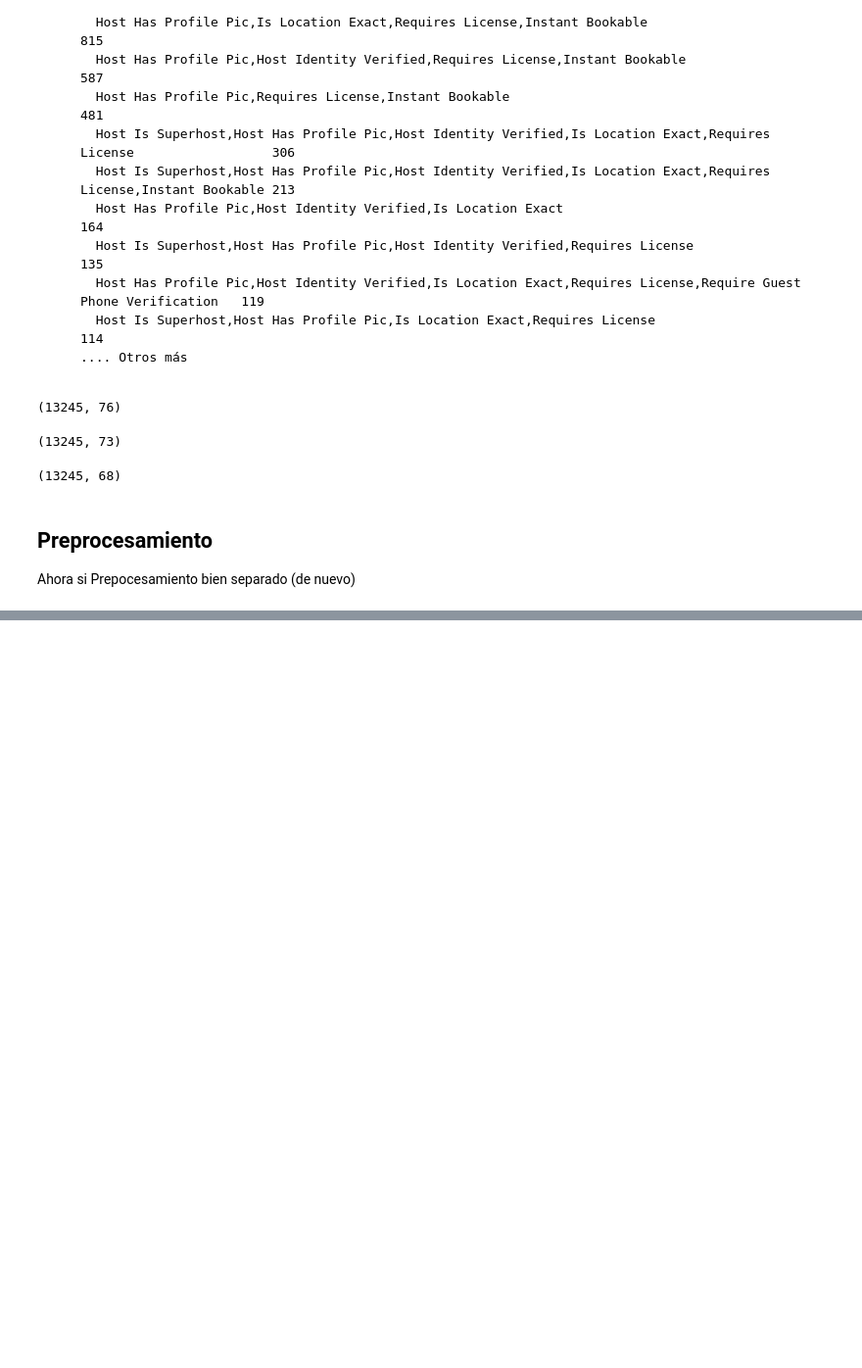
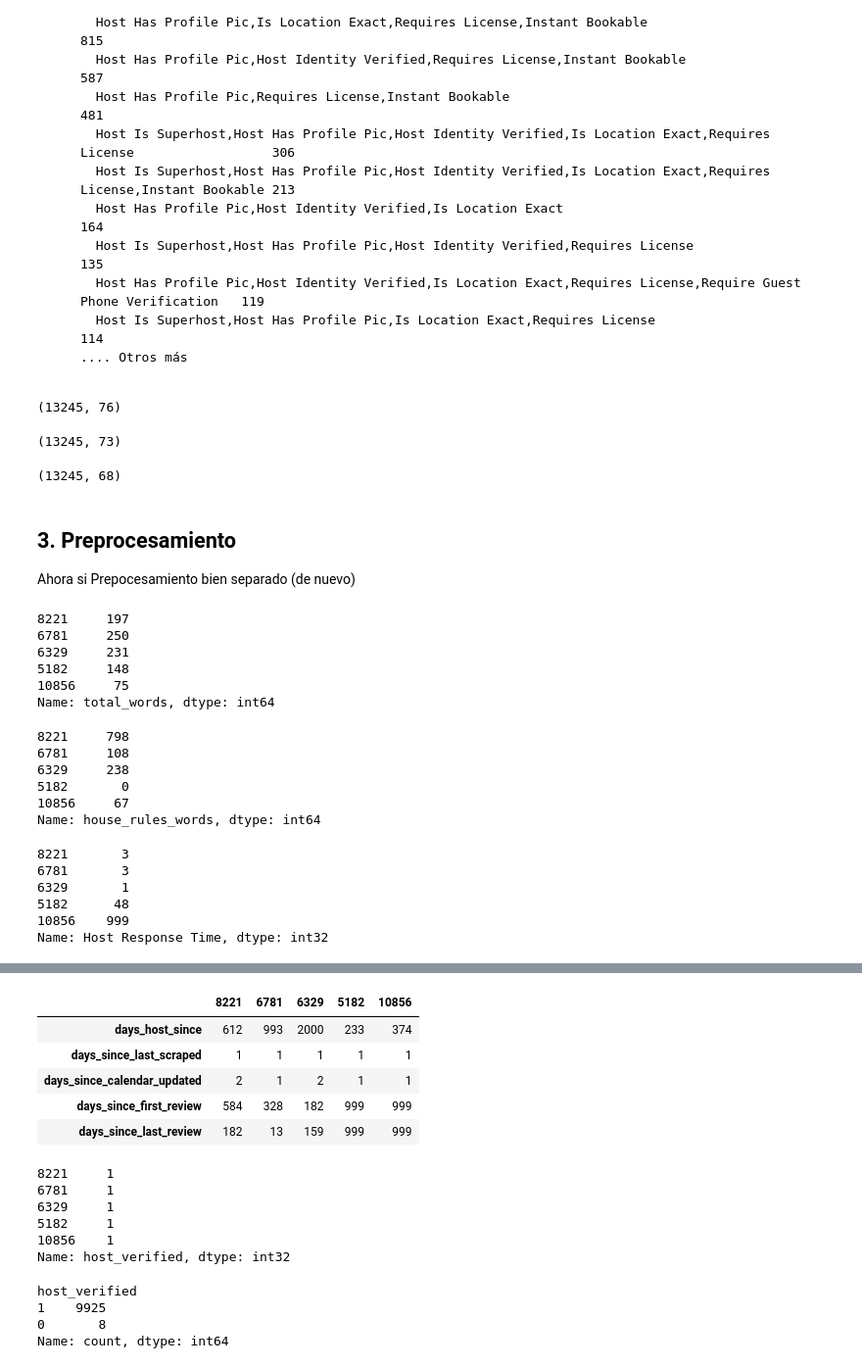
Before and after one commit to Pepe-Padilla/machine-learning-practica, a Jupyter notebook: practica.ipynb, the cells around one changed output, grey strips where cells are left out. Shown: that part at 98% size. Cells and saved outputs as stored; diff of their text form; code cells hidden in the pictures; blank space fills up the shorter version.

```diff
--- a/practica.ipynb
+++ b/practica.ipynb
@@ -658,7 +658,7 @@ datosABNB.shape
 # %% [output]
 (13245, 68)
 # %% [markdown]
-## Preprocesamiento
+## 3. Preprocesamiento
 
 Ahora si Prepocesamiento bien separado (de nuevo)
 # %%
@@ -683,16 +683,36 @@ X_train['total_words'] = X_train[text_cols].apply(lambda x: sum(len(text.split()
 
 # al final quitamos los campos
 X_train.drop(text_cols, axis=1, inplace=True)
+
+# veamos que tal
+X_train['total_words'].head().head().T
+# %% [output]
+8221     197
+6781     250
+6329     231
+5182     148
+10856     75
+Name: total_words, dtype: int64
 # %%
 # Similar al punto anterior podría pensarse que 'Notes', 'Transit', 'Access', 'Interaction', 'House Rules' puedan informar algo. Pero solo lo voy a hacer en House Rules, ¿Podría haber alguna relación entre más reglas más pijo?
 text_cols = ['Notes', 'Transit', 'Access', 'Interaction', 'House Rules']
 X_train['House Rules'] = X_train['House Rules'].fillna("")
 
 # sumamos todo
-X_train['house_rules_words'] = X_train['House Rules'].apply(lambda x: sum(len(text.split()) for text in x), axis=1)
+X_train['house_rules_words'] = X_train['House Rules'].apply( lambda x: sum(len(text.split()) for text in x) )
 
 # al final quitamos los campos
 X_train.drop(text_cols, axis=1, inplace=True)
+
+# veamos como quedó
+X_train['house_rules_words'].head()
+# %% [output]
+8221     798
+6781     108
+6329     238
+5182       0
+10856     67
+Name: house_rules_words, dtype: int64
 # %%
 # 'Host Response Time' Lo intenaré pasar a horas
 # Mapping Dictionary
@@ -705,6 +725,16 @@ response_time_map = {
 
 # Apply Mapping
 X_train['Host Response Time'] = X_train['Host Response Time'].map(response_time_map).fillna(999).astype(int)
+
+# vemos el resultado
+X_train['Host Response Time'].head()
+# %% [output]
+8221       3
+6781       3
+6329       1
+5182      48
+10856    999
+Name: Host Response Time, dtype: int32
 # %%
 # ahora los campos de tipo fecha: "Last scraped", "Host Since", "Calendar last Scraped", "First Review", "Last Review"
 date_cols = ['Last Scraped', 'Host Since', 'Calendar last Scraped', 'First Review', 'Last Review']
@@ -721,6 +751,8 @@ from datetime import timedelta
 
 # Get Maximum Date + 1 Day
 max_date = X_train[date_cols].max().max() + timedelta(days=1)
+
+print(max_date) # para el test
 
 # Pasamos todo a días
 X_train['days_host_since'] = (max_date - X_train['Host Since']).dt.days
@@ -751,3 +783,7 @@ X_train['season'] = X_train['Calendar last Scraped'].dt.month.apply(get_season)
 
 # al final quitamos los campos
 X_train.drop(date_cols, axis=1, inplace=True)
+
+# veamos el resultado
+X_train[time_features].head().T
+# %% [output]
@@ -754,4 +791,31 @@ X_train.drop(date_cols, axis=1, inplace=True)
+|  | 8221 | 6781 | 6329 | 5182 | 10856 |
+| days_host_since | 612 | 993 | 2000 | 233 | 374 |
+| days_since_last_scraped | 1 | 1 | 1 | 1 | 1 |
+| days_since_calendar_updated | 2 | 1 | 2 | 1 | 1 |
+| days_since_first_review | 584 | 328 | 182 | 999 | 999 |
+| days_since_last_review | 182 | 13 | 159 | 999 | 999 |
 # %%
 # 'Host Verifications' - de acuerdo a internet, host verifications, es la forma en que airbnb verifica la autenticidad
 # de los hosts. No creo sacar mucho de los métodos en los que un host se verifica o no, lo que si intentaré es ver con True o False cuales están
 # verificados y cuales no
+
+# Host Verification a 1 o 0
+X_train['host_verified'] = X_train['Host Verifications'].notnull().astype(int)
+
+X_train.drop('Host Verifications', axis=1, inplace=True)
+
+X_train['host_verified'].head().T
+# %% [output]
+8221     1
+6781     1
+6329     1
+5182     1
+10856    1
+Name: host_verified, dtype: int32
+# %%
+X_train['host_verified'].value_counts()
+# %% [output]
+host_verified
+1    9925
+0       8
+Name: count, dtype: int64
```
Also changed, not shown: parts of 17 cells of this notebook.
